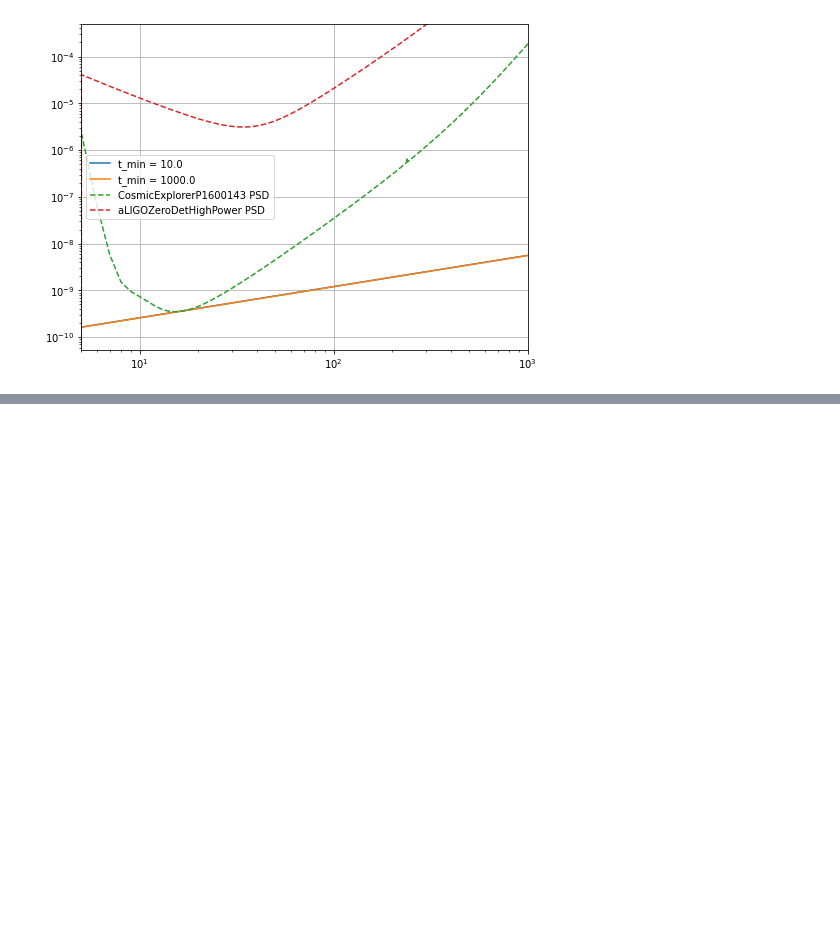
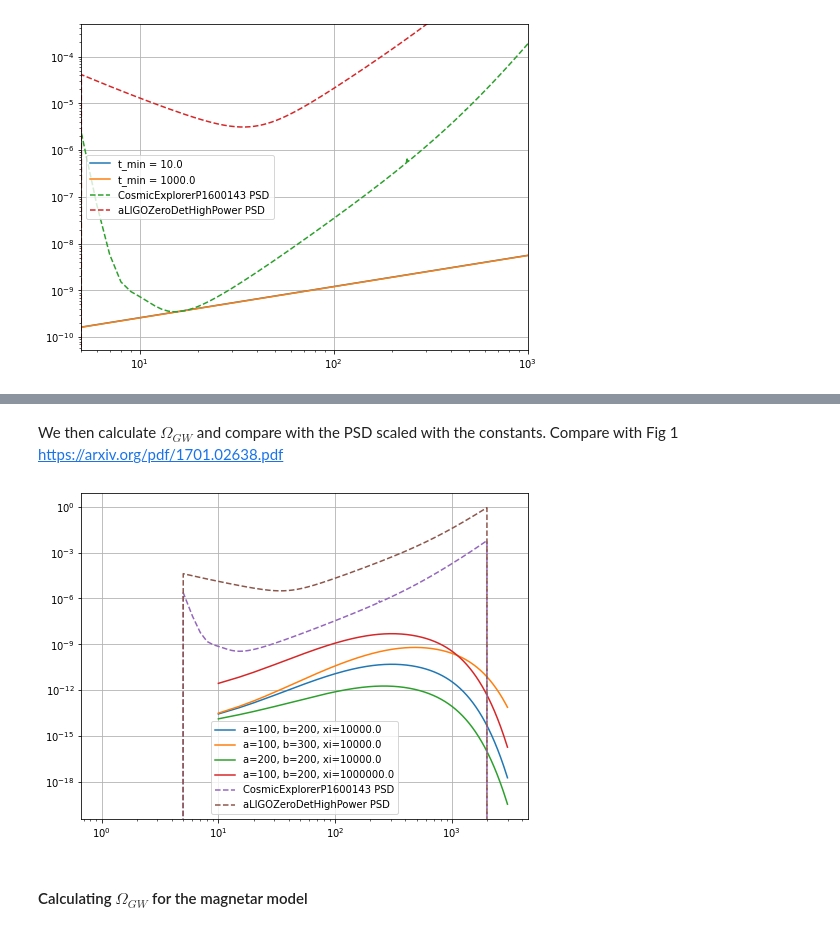
Before and after one commit to uddeepta-deka/SGWB_astrophysical, a Jupyter notebook: tutorials.ipynb, the cells around one changed output, grey strips where cells are left out. Drawn from its saved outputs; the diff is of its cells as text; code cells hidden in the pictures; blank space fills up the shorter version.

```diff
--- a/tutorials.ipynb
+++ b/tutorials.ipynb
@@ -271,0 +309,45 @@ Using Delta Function distribution
+# %%
+def omega_GW_stellar_core_collapse(f_arr, dEdf_function,
+                               extra_args=dict()):
+    """
+    Function to calculate omega_gw given the the dEdf
+    distribution. Also takes extra_args that go into the
+    the distribution for chirp mass.
+    """
+
+    f_arr = np.asarray(f_arr) * u.Hz
+    result = np.zeros_like(f_arr.value)
+    z = np.linspace(0.01, 20, 10000)
+    delta_z = z[1] - z[0]
+
+    for index, freq in tqdm(enumerate(f_arr)):
+        prefactor_numerator = 8 * np.pi * constants.G * freq * extra_args["xi"]
+        prefactor_denominator = 3 * Planck18.H0 ** 3 * constants.c ** 2
+        integrand = Rstar_z(z) / (1 + z) * Planck18.inv_efunc(z) * dEdf_function(freq * (1 + z), **extra_args)
+        result[index] = prefactor_numerator / prefactor_denominator * np.sum(integrand) * delta_z
+    return result
+# %% [markdown]
+We then calculate $\Omega_{GW}$ and compare with the PSD scaled with the constants. Compare with Fig 1 https://arxiv.org/pdf/1701.02638.pdf
+# %%
+plt.figure(figsize=(8,6))
+
+f_arr = np.arange(10, 3000, 5)
+for params in [[100, 200, 1e4], [100, 300, 1e4], [200, 200, 1e4], [100, 200, 1e6]]:
+    a, b, xi = params
+    omega = omega_GW_stellar_core_collapse(f_arr, dEdf_stellar_core_collapse_freq_dependence,
+                            dict(a=a * u.Hz, b=b *u.Hz, xi=xi * u.m**2/u.s))
+    plt.loglog(f_arr, omega, label=f"a={a}, b={b}, xi={xi}")
+
+for name in ["CosmicExplorerP1600143", "aLIGOZeroDetHighPower"]:
+    psd = pycbc.psd.analytical.from_string(name, 2000, 1, 5)
+    psd_data = psd.data / u.Hz
+    psd_frequencies = psd.sample_frequencies * u.Hz
+    psd = (psd_data * (psd_frequencies) ** 3 / constants.G / Planck18.critical_density0).si * np.pi/4
+    plt.plot(psd_frequencies, psd, label=name + " PSD", ls="--")
+
+plt.legend()
+plt.grid()
+# %% [output]
+[figure, added]
+# %% [markdown]
+#### Calculating $\Omega_{GW}$ for the magnetar model
```
Also changed, not shown: parts of 19 cells of this notebook.
